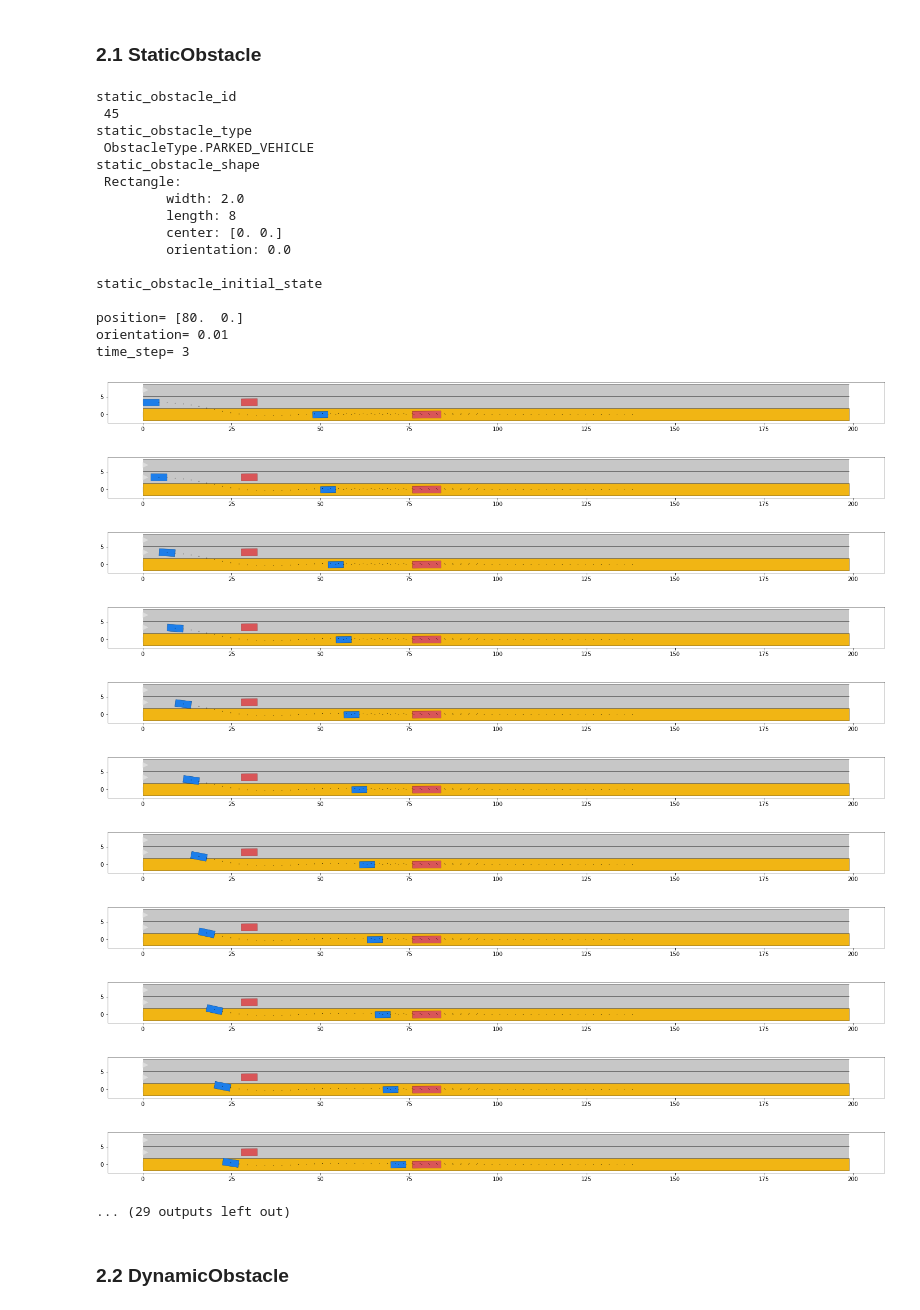
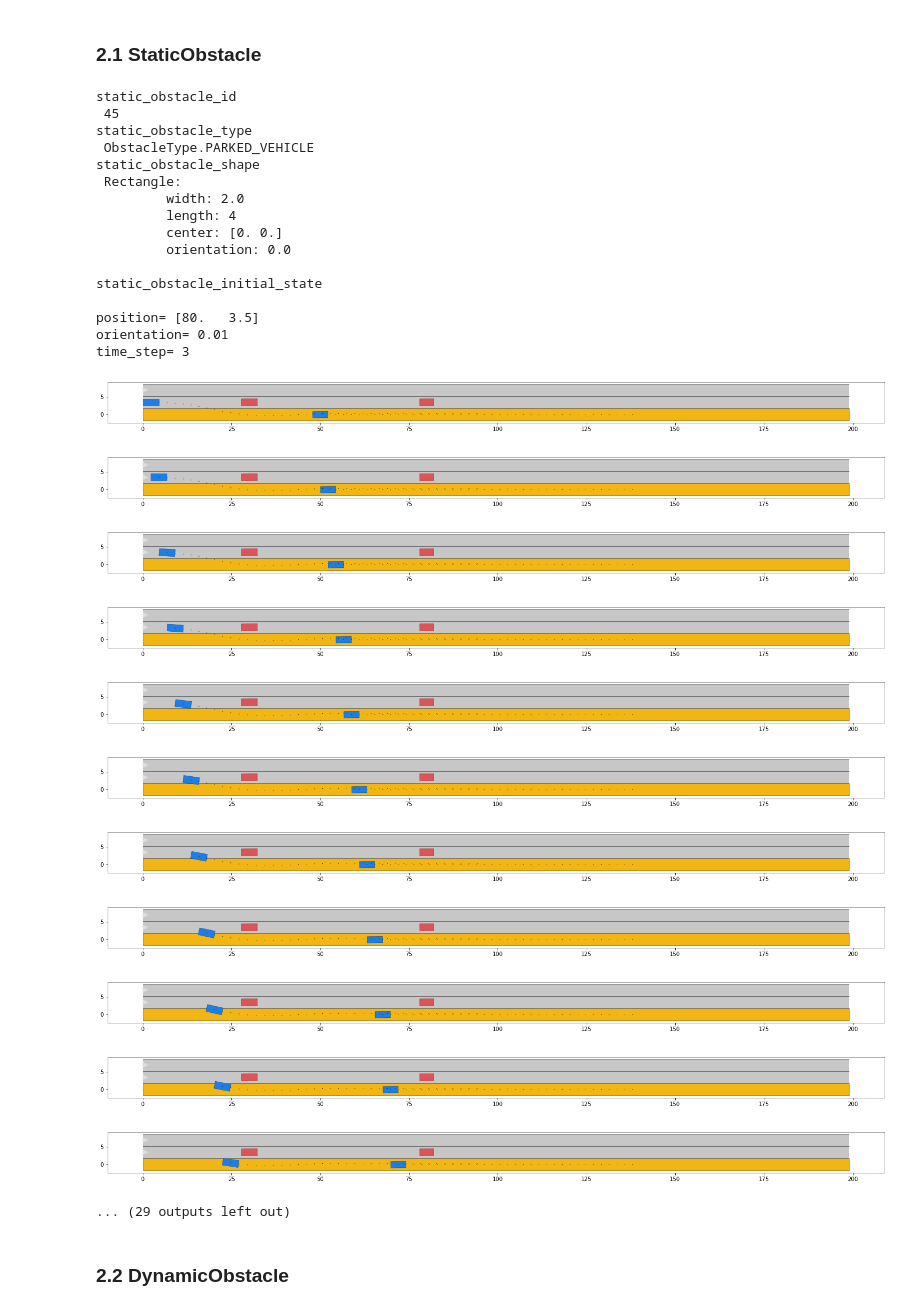
Before and after one commit to simzhi/CarlaPractices, a Jupyter notebook: commonroad_IO/Tutorial_1_CommonRoad_io.ipynb, the cells around one changed output. Cells and saved outputs as stored; diff of their text form; code cells hidden in the pictures.

```diff
--- a/commonroad_IO/Tutorial_1_CommonRoad_io.ipynb
+++ b/commonroad_IO/Tutorial_1_CommonRoad_io.ipynb
@@ -60,53 +60,53 @@ print("static_obstacle_id \n",static_obstacle_id)
 static_obstacle_type = ObstacleType.PARKED_VEHICLE
 print("static_obstacle_type \n",static_obstacle_type)
 
-static_obstacle_shape = Rectangle(width = 2.0, length = 8)
+static_obstacle_shape = Rectangle(width = 2.0, length = 4)
 print("static_obstacle_shape \n",static_obstacle_shape)
 
-static_obstacle_initial_state = State(position = np.array([80.0, 0]), orientation = 0.01, time_step = 3)
+static_obstacle_initial_state = State(position = np.array([80.0, 3.5]), orientation = 0.01, time_step = 3)
 print("static_obstacle_initial_state \n",static_obstacle_initial_state)
 
 # feed in the required components to construct a static obstacle
 static_obstacle = StaticObstacle(static_obstacle_id, static_obstacle_type, static_obstacle_shape, static_obstacle_initial_state)
 
 # add the static obstacle to the scenario
 scenario.add_objects(static_obstacle)
 
 # plot the scenario for each time step
 for i in range(0, 40):
     plt.figure(figsize=(25, 10))
     rnd = MPRenderer()
     scenario.draw(rnd, draw_params={'time_begin': i})
     planning_problem_set.draw(rnd)
     rnd.render()
 # %% [output]
 static_obstacle_id
  45
 static_obstacle_type
  ObstacleType.PARKED_VEHICLE
 static_obstacle_shape
  Rectangle:
          width: 2.0
-         length: 8
+         length: 4
          center: [0. 0.]
          orientation: 0.0
 
 static_obstacle_initial_state
 
-position= [80.  0.]
+position= [80.   3.5]
 orientation= 0.01
 time_step= 3
-[figure, old version]
+[figure, new version]
-[figure, old version]
+[figure, new version]
-[figure, old version]
+[figure, new version]
-[figure, old version]
+[figure, new version]
-[figure, old version]
+[figure, new version]
-[figure, old version]
+[figure, new version]
-[figure, old version]
+[figure, new version]
-[figure, old version]
+[figure, new version]
-[figure, old version]
+[figure, new version]
-[figure, old version]
+[figure, new version]
-[figure, old version]
+[figure, new version]
 ... (29 outputs left out)
 # %% [markdown]
 ### 2.2 DynamicObstacle
```
Also changed, not shown: parts of 3 cells of this notebook, 3 other files.
